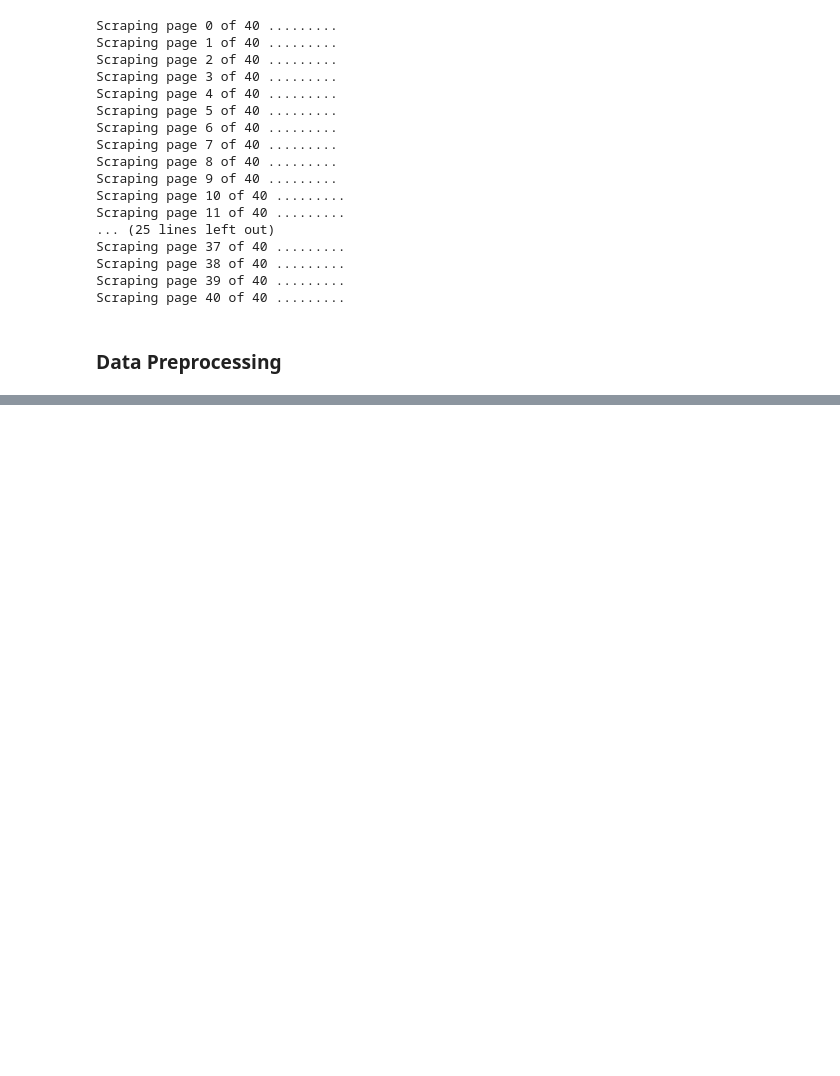
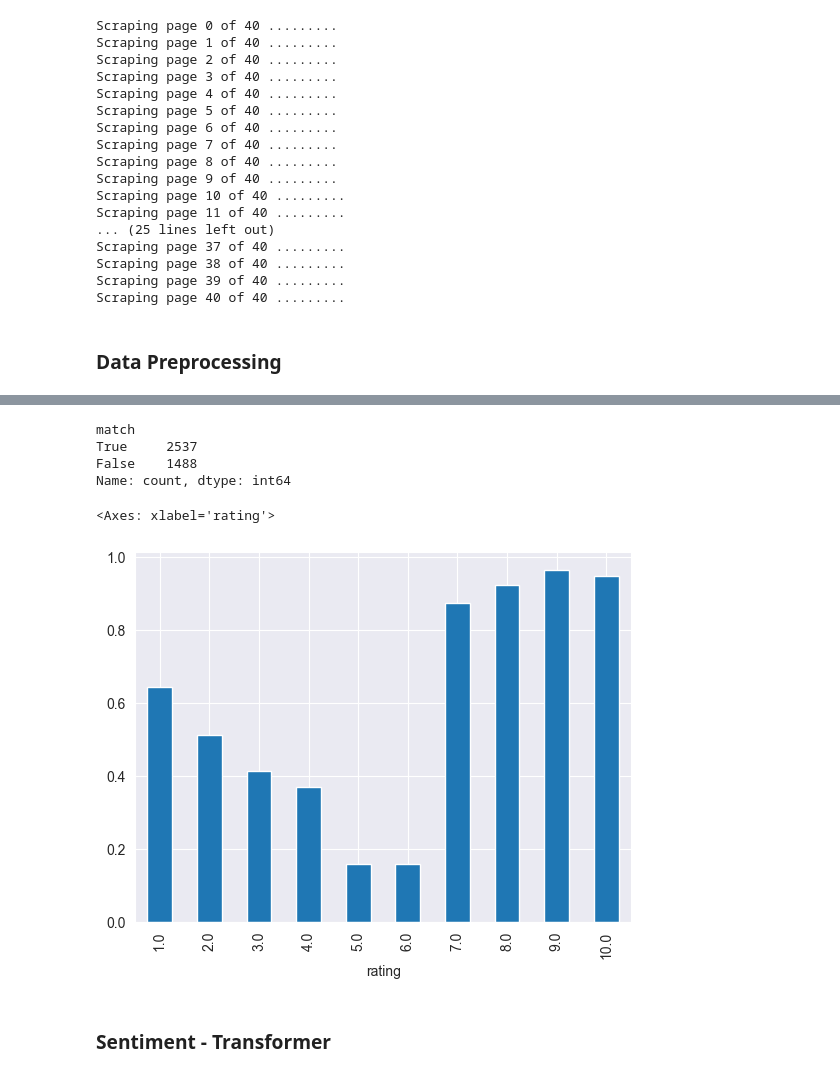
Before and after one commit to Jahdo-Codes/Real-World-Simulation-Projects, a Jupyter notebook: Forage /BA Job Simulation/BA reviews sentiment analysis.ipynb, the cells around one changed output, grey strips where cells are left out. Drawn from its saved outputs; the diff is of its cells as text; code cells hidden in the pictures; blank space fills up the shorter version.

```diff
--- a/Forage /BA Job Simulation/BA reviews sentiment analysis.ipynb
+++ b/Forage /BA Job Simulation/BA reviews sentiment analysis.ipynb
@@ -162,0 +286,42 @@ reduced_df = reviews_df.drop(columns=['aircraft','type_of_traveller','route','da
+# %%
+vader_df.dropna(axis=0,inplace=True)
+# %%
+from nltk.sentiment import SentimentIntensityAnalyzer
+sia = SentimentIntensityAnalyzer()
+# %%
+vader_df['Sentiment_score'] = vader_df['cleaned_content'].apply(lambda x: sia.polarity_scores(x)['compound'])
+
+def rating_sentiment(rating):
+    if rating >= 7:
+        return 'Positive'
+    elif rating == 5:
+        return 'Neutral'
+    else:
+        return 'Negative'
+
+def label_sentiment(score):
+    if score >= 0.5:
+        return 'Positive'
+    elif score < -0.1:
+        return 'Negative'
+    else:
+        return 'Neutral'
+
+vader_df['sentiment_label'] = vader_df['Sentiment_score'].apply(lambda x: label_sentiment(x))
+vader_df['rating_sentiment_label'] = vader_df['rating'].apply(lambda x: rating_sentiment(x))
+# %%
+vader_df['match'] = vader_df['sentiment_label'] == vader_df['rating_sentiment_label']
+vader_df['match'].value_counts()
+# %% [output]
+match
+True     2537
+False    1488
+Name: count, dtype: int64
+# %%
+agreement_by_rating = vader_df.groupby('rating')['match'].mean()
+agreement_by_rating.plot(kind='bar')
+# %% [output]
+<Axes: xlabel='rating'>
+[figure, added]
+# %% [markdown]
+### Sentiment - Transformer
```
Also changed, not shown: parts of 12 cells of this notebook, 1 other file.
